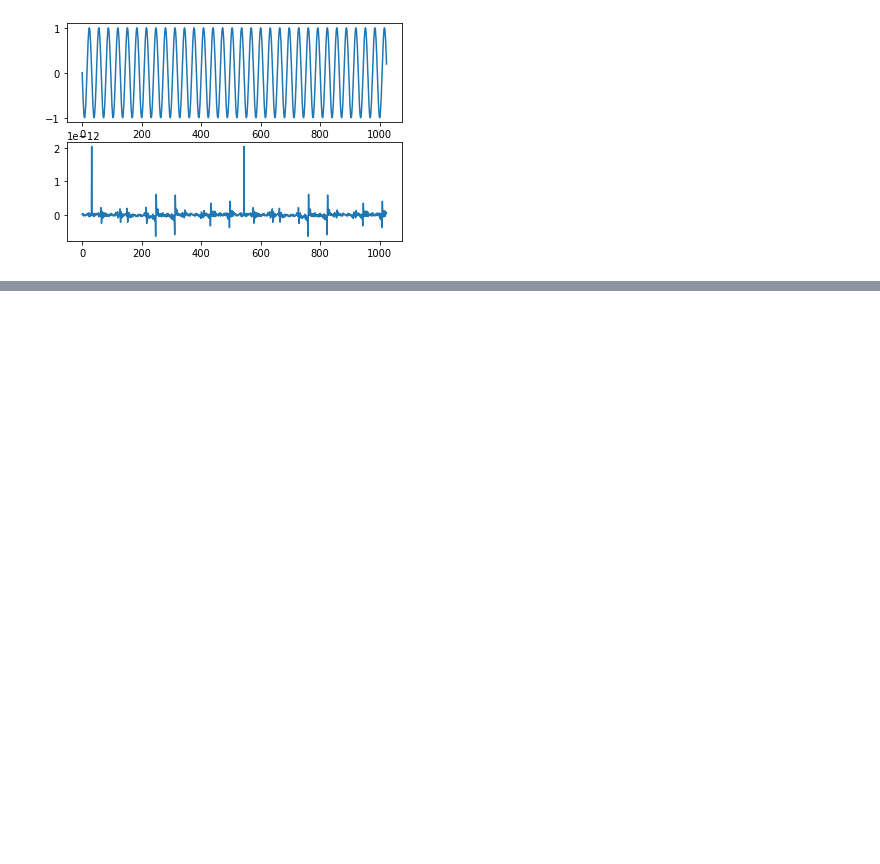
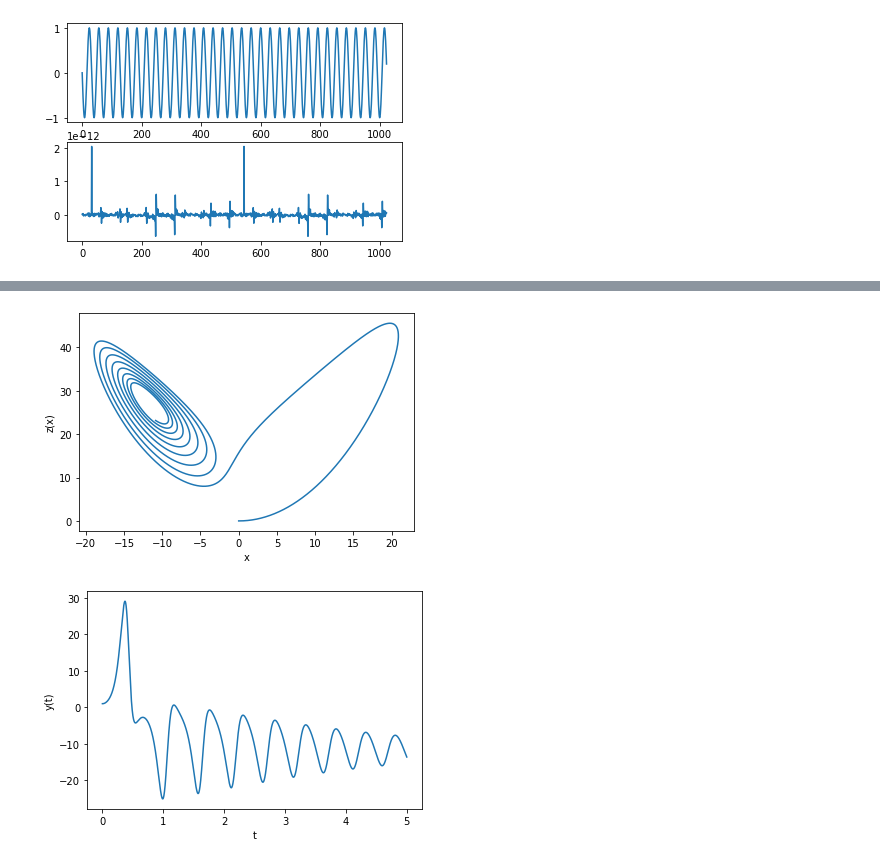
Before and after one commit to NIUCompPhys/Spring2021, a Jupyter notebook: temp2_pynb.ipynb, the cells around one changed output, grey strips where cells are left out. Cells and saved outputs as stored; diff of their text form; code cells hidden in the pictures; blank space fills up the shorter version.

```diff
--- a/temp2_pynb.ipynb
+++ b/temp2_pynb.ipynb
@@ -165,0 +222,49 @@ plt.show()
+# %%
+from numpy import arange,array
+from pylab import plot,xlabel,ylabel,show
+
+sigma=10.0
+r=28.0
+b-8/3
+
+def f(s,t):
+  x = s[0]
+  y = s[1]
+  z = s[2]
+  fx = sigma * (y-x)
+  fy = r*x-y-x*z
+  fz = x*y - b*z
+  return array([fx,fy,fz],float)
+
+a = 0.0 ## t=0 start
+b = 5.0 ## max t
+N = 100000 ## number of steps
+h = (b-a)/N ## size of single step
+s=array([0,1,0],float) ## initial position
+
+tpoints = arange(a,b,h)
+xpoints = []
+ypoints = []
+zpoints = []
+
+for t in tpoints:
+  xpoints.append(s[0])
+  ypoints.append(s[1])
+  zpoints.append(s[2])
+  k1 = h*f(s,t)
+  k2 = h*f(s+0.5*k1,t+0.5*h)
+  k3 = h*f(s+0.5*k2,t+0.5*h)
+  k4 = h*f(s+k3,t+h)
+  s += (k1+2*k2+2*k3+k4)/6
+
+plot(xpoints,zpoints)
+xlabel("x")
+ylabel("z(x)")
+show()
+plot(tpoints,ypoints)
+xlabel("t")
+ylabel("y(t)")
+show()
+# %% [output]
+[figure, added]
+[figure, added]
```
Also changed, not shown: parts of 2 cells of this notebook.
